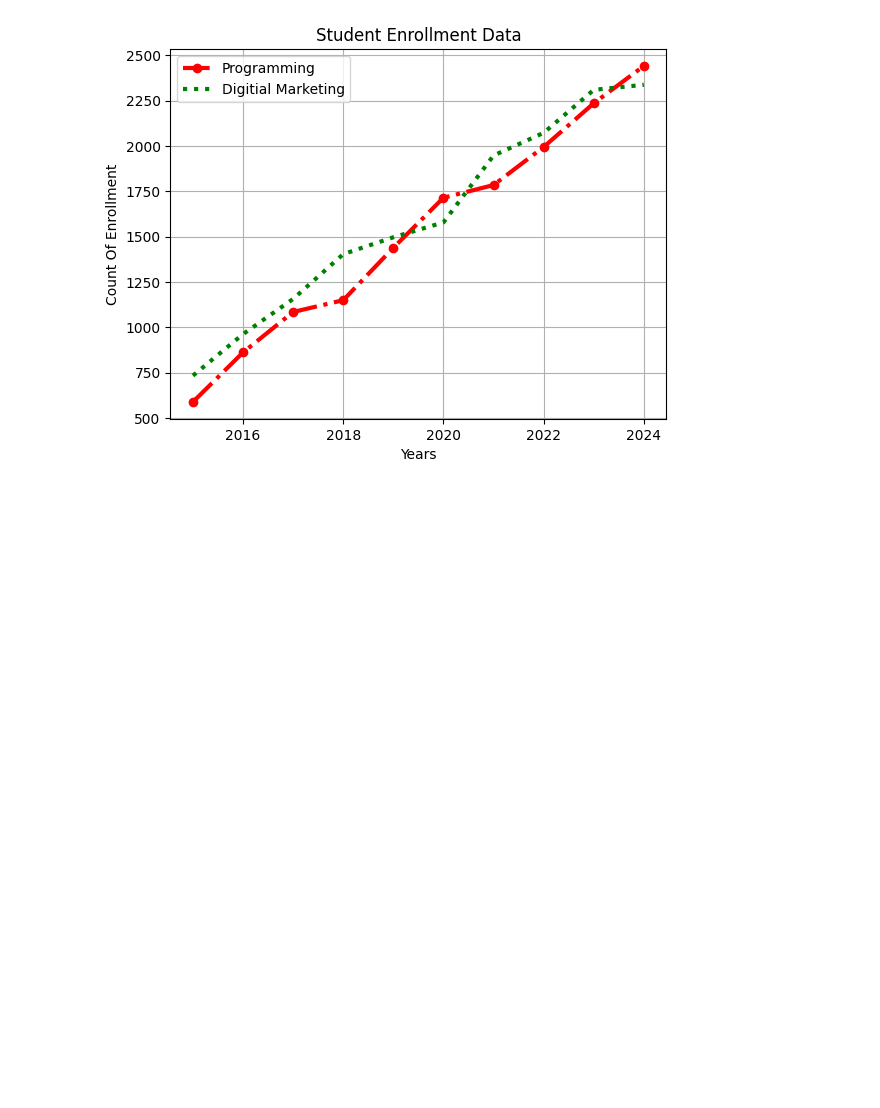
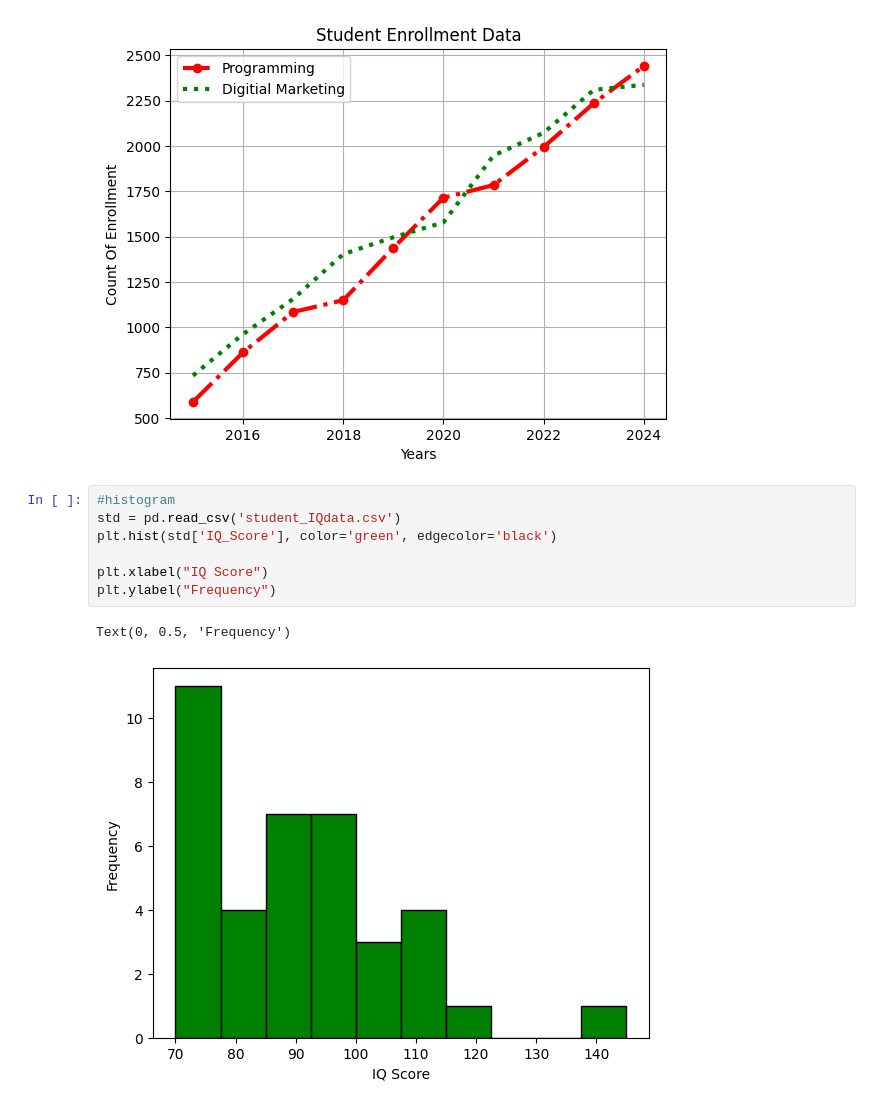
Before and after one commit to MRS028/AI-ML-Learning, a Jupyter notebook: module15.ipynb, the cells around one changed output. Drawn from its saved outputs; the diff is of its cells as text; blank space fills up the shorter version.

```diff
--- a/module15.ipynb
+++ b/module15.ipynb
@@ -81,3 +81,13 @@ plt.legend()
 plt.grid()
 # %% [output]
 [figure]
+# %%
+#histogram
+std = pd.read_csv('student_IQdata.csv')
+plt.hist(std['IQ_Score'], color='green', edgecolor='black')
+
+plt.xlabel("IQ Score")
+plt.ylabel("Frequency")
+# %% [output]
+Text(0, 0.5, 'Frequency')
+[figure, added]
```
Also changed, not shown: parts of 1 cell of this notebook.
